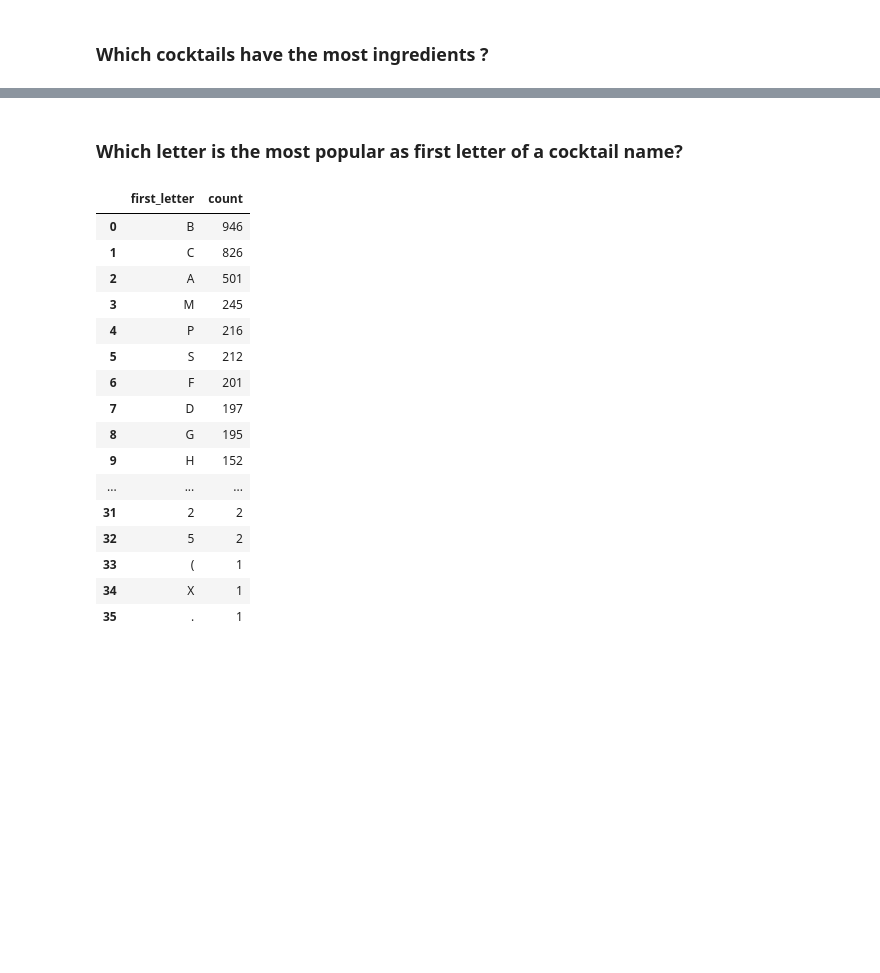
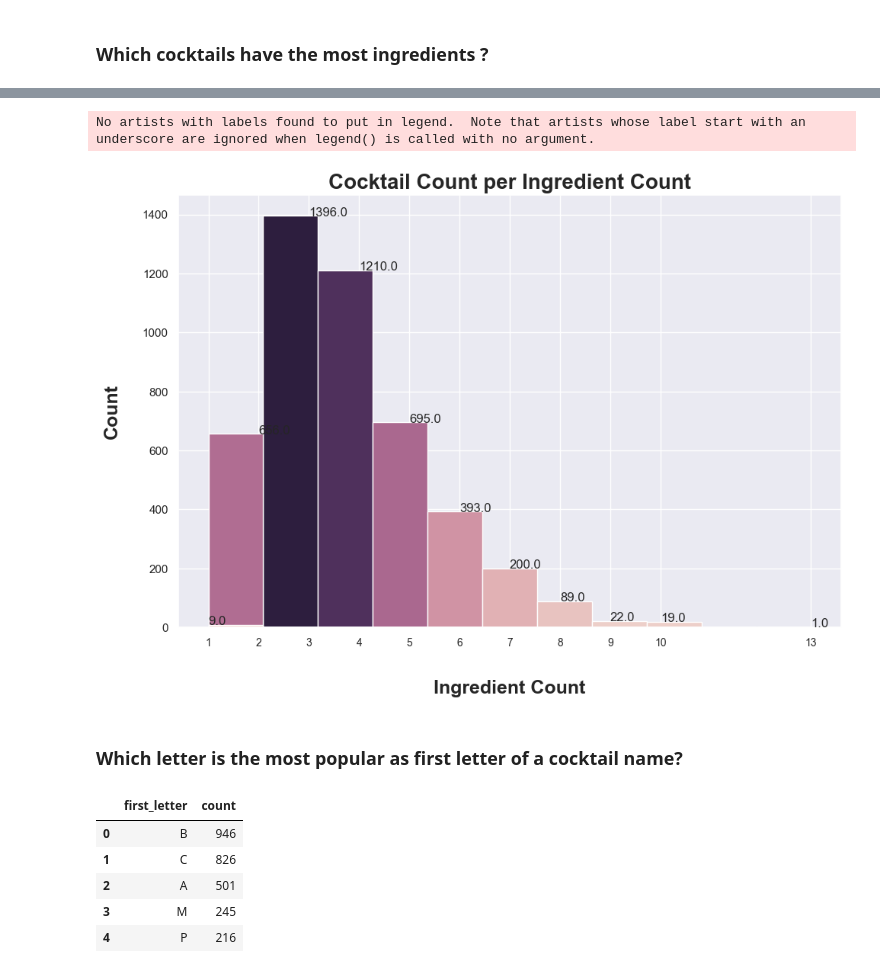
Before and after one commit to Lucien-Stephane-Ld/certification-project-DAFT410, a Jupyter notebook: data_visualization.ipynb, the cells around one changed output, grey strips where cells are left out. Drawn from its saved outputs; the diff is of its cells as text; code cells hidden in the pictures; blank space fills up the shorter version.

Commit message:
png plots

```diff
--- a/data_visualization.ipynb
+++ b/data_visualization.ipynb
@@ -124,24 +361,35 @@ cocktail_density
+# %%
+plt.figure(figsize=(10, 7))
+
+sns.histplot(data=cocktail_count, x='ingredient_count', weights='count', bins=len(cocktail_count), hue='count', alpha=1)
+
+plt.title('Cocktail Count per Ingredient Count', fontsize=20, fontweight='bold')
+
+plt.xlabel('Ingredient Count', fontsize=18, fontweight='bold', labelpad=30)
+plt.ylabel('Count', fontsize=18, fontweight='bold', labelpad=20)
+
+for i, row in cocktail_count.iterrows():
+    count = row['count']
+    plt.text(row['ingredient_count'], count, str(count), fontsize=12)
+
+plt.xticks( cocktail_count['ingredient_count'], cocktail_count['ingredient_count'], ha='center', fontsize=10)
+
+plt.legend().set_visible(False)
+
+plt.show()
+# %% [output]
+No artists with labels found to put in legend.  Note that artists whose label start with an underscore are ignored when legend() is called with no argument.
+[figure, added]
 # %% [markdown]
 ### Which letter is the most popular as first letter of a cocktail name?
 # %%
 cocktail_first_letter = pd.read_csv('./CSVs/top_first_letter.csv', sep=',')
 # %%
-cocktail_first_letter
+cocktail_first_letter.head()
 # %% [output]
 |  | first_letter | count |
 | 0 | B | 946 |
 | 1 | C | 826 |
 | 2 | A | 501 |
 | 3 | M | 245 |
 | 4 | P | 216 |
-| 5 | S | 212 |
-| 6 | F | 201 |
-| 7 | D | 197 |
-| 8 | G | 195 |
-| 9 | H | 152 |
-| ... | ... | ... |
-| 31 | 2 | 2 |
-| 32 | 5 | 2 |
-| 33 | ( | 1 |
-| 34 | X | 1 |
-| 35 | . | 1 |
```
Also changed, not shown: parts of 26 cells of this notebook, 12 other files.
